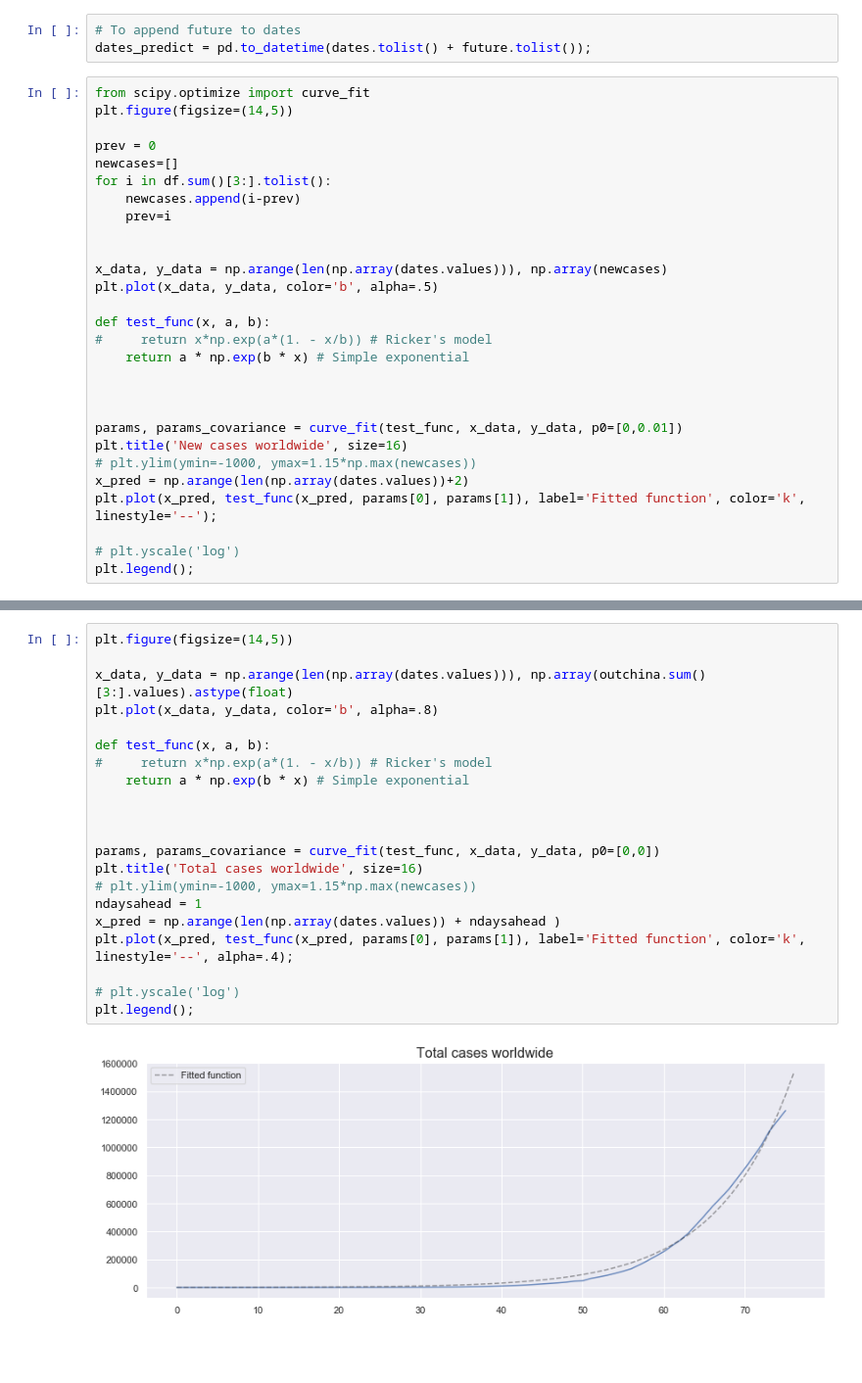
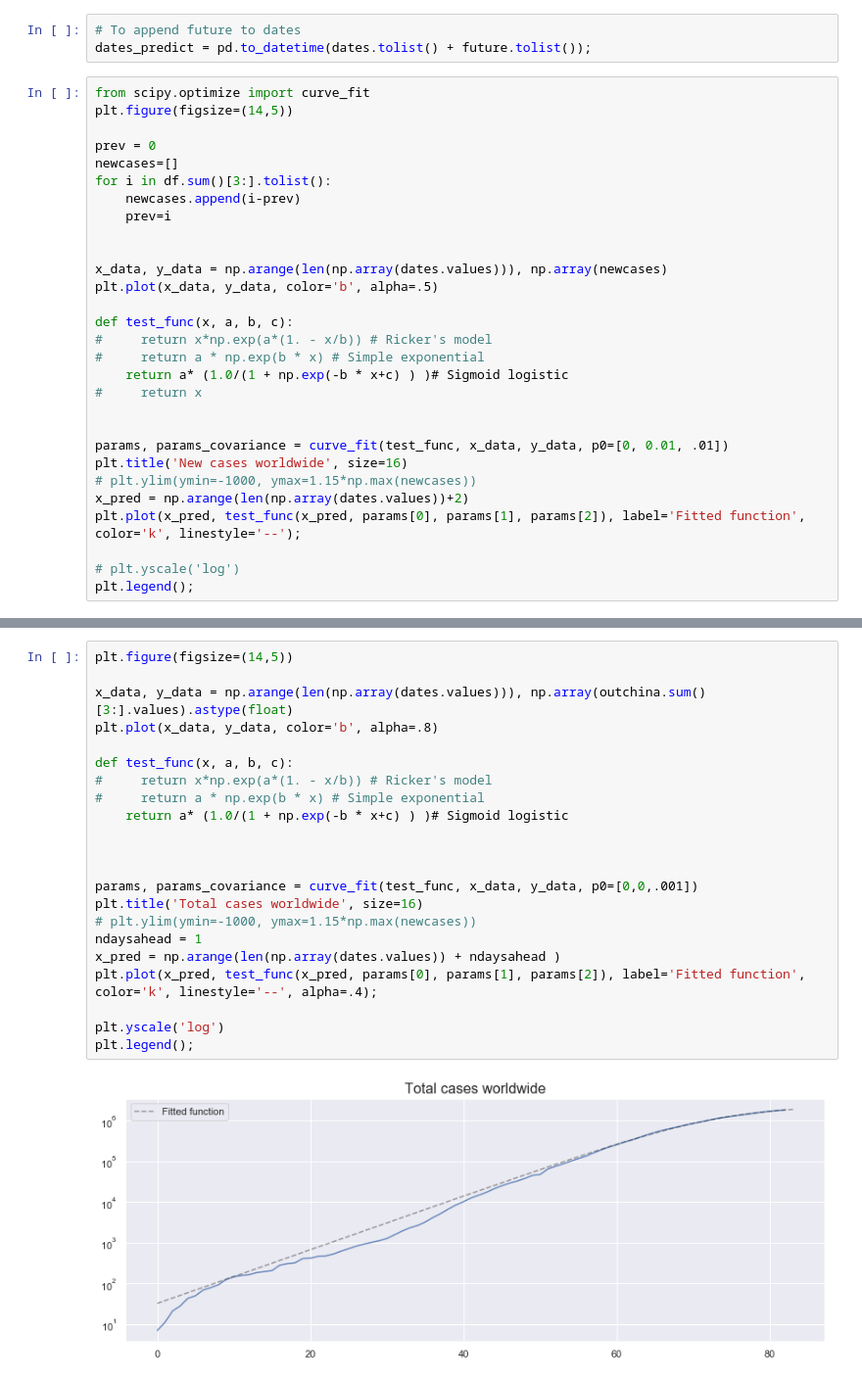
Before and after one commit to cuspime/Projects, a Jupyter notebook: COVID-19.ipynb, the cells around one changed output, grey strips where cells are left out. Shown at 98% size. Drawn from its saved outputs; the diff is of its cells as text; blank space fills up the shorter version.

Commit message:
Modelling with sigmoidal now

```diff
--- a/COVID-19.ipynb
+++ b/COVID-19.ipynb
@@ -430,17 +433,18 @@ for i in df.sum()[3:].tolist():
 x_data, y_data = np.arange(len(np.array(dates.values))), np.array(newcases)
 plt.plot(x_data, y_data, color='b', alpha=.5)
 
-def test_func(x, a, b):
+def test_func(x, a, b, c):
 #     return x*np.exp(a*(1. - x/b)) # Ricker's model
-    return a * np.exp(b * x) # Simple exponential
+#     return a * np.exp(b * x) # Simple exponential
+    return a* (1.0/(1 + np.exp(-b * x+c) ) )# Sigmoid logistic
+#     return x
 
 
-
-params, params_covariance = curve_fit(test_func, x_data, y_data, p0=[0,0.01])
+params, params_covariance = curve_fit(test_func, x_data, y_data, p0=[0, 0.01, .01])
 plt.title('New cases worldwide', size=16)
 # plt.ylim(ymin=-1000, ymax=1.15*np.max(newcases))
 x_pred = np.arange(len(np.array(dates.values))+2)
-plt.plot(x_pred, test_func(x_pred, params[0], params[1]), label='Fitted function', color='k', linestyle='--');
+plt.plot(x_pred, test_func(x_pred, params[0], params[1], params[2]), label='Fitted function', color='k', linestyle='--');
 
 # plt.yscale('log')
 plt.legend();
@@ -449,23 +455,24 @@ plt.legend();
 # %%
 plt.figure(figsize=(14,5))
 
 x_data, y_data = np.arange(len(np.array(dates.values))), np.array(outchina.sum()[3:].values).astype(float)
 plt.plot(x_data, y_data, color='b', alpha=.8)
 
-def test_func(x, a, b):
+def test_func(x, a, b, c):
 #     return x*np.exp(a*(1. - x/b)) # Ricker's model
-    return a * np.exp(b * x) # Simple exponential
+#     return a * np.exp(b * x) # Simple exponential
+    return a* (1.0/(1 + np.exp(-b * x+c) ) )# Sigmoid logistic
 
 
 
-params, params_covariance = curve_fit(test_func, x_data, y_data, p0=[0,0])
+params, params_covariance = curve_fit(test_func, x_data, y_data, p0=[0,0,.001])
 plt.title('Total cases worldwide', size=16)
 # plt.ylim(ymin=-1000, ymax=1.15*np.max(newcases))
 ndaysahead = 1
 x_pred = np.arange(len(np.array(dates.values)) + ndaysahead )
-plt.plot(x_pred, test_func(x_pred, params[0], params[1]), label='Fitted function', color='k', linestyle='--', alpha=.4);
+plt.plot(x_pred, test_func(x_pred, params[0], params[1], params[2]), label='Fitted function', color='k', linestyle='--', alpha=.4);
 
-# plt.yscale('log')
+plt.yscale('log')
 plt.legend();
 # %% [output]
-[figure, old version]
+[figure, new version]
```
Also changed, not shown: parts of 16 cells of this notebook.
